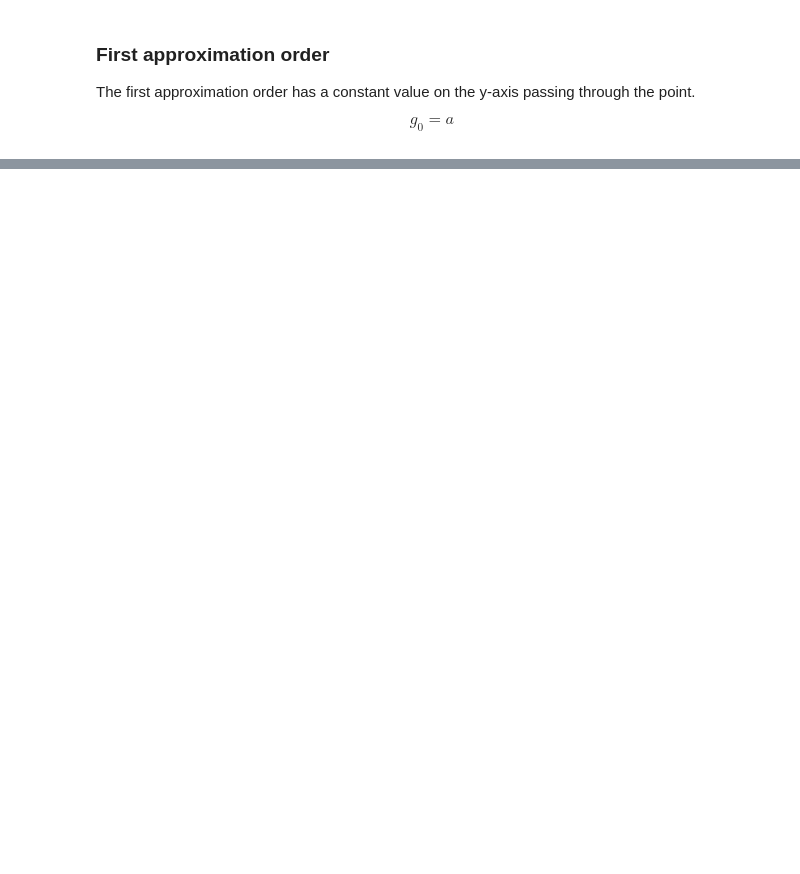
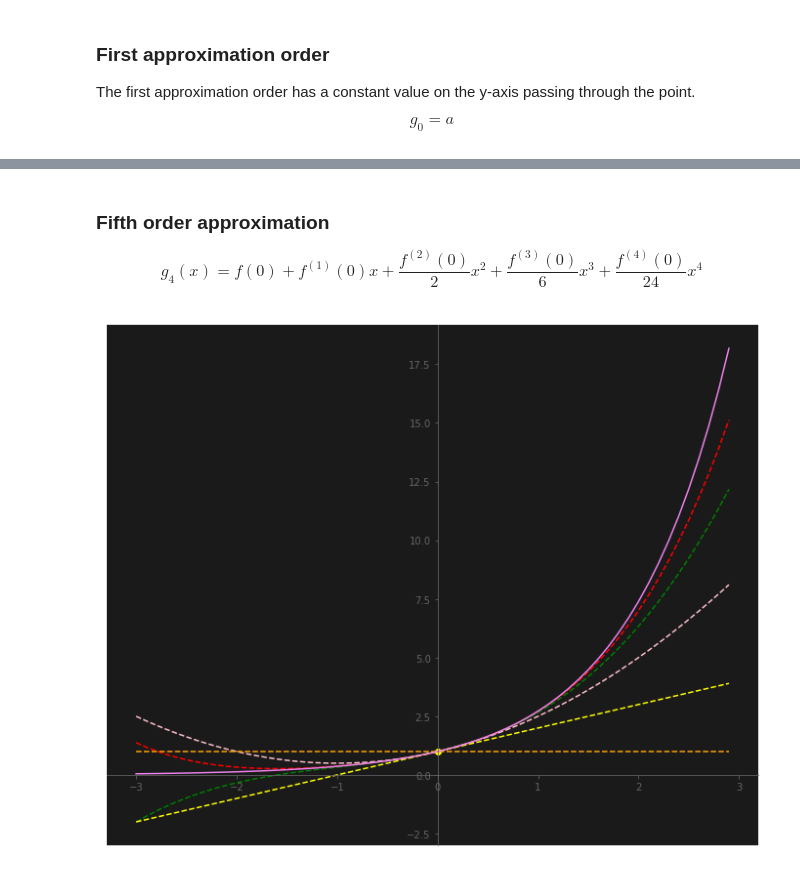
Before and after one commit to laurentgrenier/mathematics, a Jupyter notebook: multivariate_calculus/taylor_series.ipynb, the cells around one changed output, grey strips where cells are left out. Saved outputs shown, nothing was run; the diff lists cells and outputs as text; code cells hidden in the pictures; blank space fills up the shorter version.

```diff
--- a/multivariate_calculus/taylor_series.ipynb
+++ b/multivariate_calculus/taylor_series.ipynb
@@ -109,0 +154,22 @@ plt.show()
+# %% [markdown]
+### Fifth order approximation
+$$ g_{4}(x) = f(0) + f^{(1)}(0)x + \frac{f^{(2)}(0)}{2}x^{2} + \frac{f^{(3)}(0)}{6}x^{3} + \frac{f^{(4)}(0)}{24}x^{4} $$
+# %%
+d_f_fourth = lambda x: np.exp(x)
+
+g_fourth = lambda x: f(0) + d_f_one(0) * x + (d_f_two(0)/2) * np.power(x, 2) + (d_f_third(0)/6) * np.power(x, 3) + (d_f_fourth(0)/24) * np.power(x, 4)
+g_fourth_ys = g_fourth(xs)
+
+# draw the lines
+init_drawing()
+
+plt.scatter(picked_point[0], picked_point[1], color='yellow')
+plt.plot(xs, g_fourth_ys, color='red', linestyle='dashed')
+plt.plot(xs, g_third_ys, color='green', linestyle='dashed')
+plt.plot(xs, g_two_ys, color='pink', linestyle='dashed')
+plt.plot(xs, g_one_ys, color='yellow', linestyle='dashed')
+plt.plot(line_g_0[0], line_g_0[1], color='orange', linestyle='dashed')
+plt.plot(xs, ys, color='violet')
+plt.show()
+# %% [output]
+[figure, added]
```
Also changed, not shown: parts of 10 cells of this notebook.
